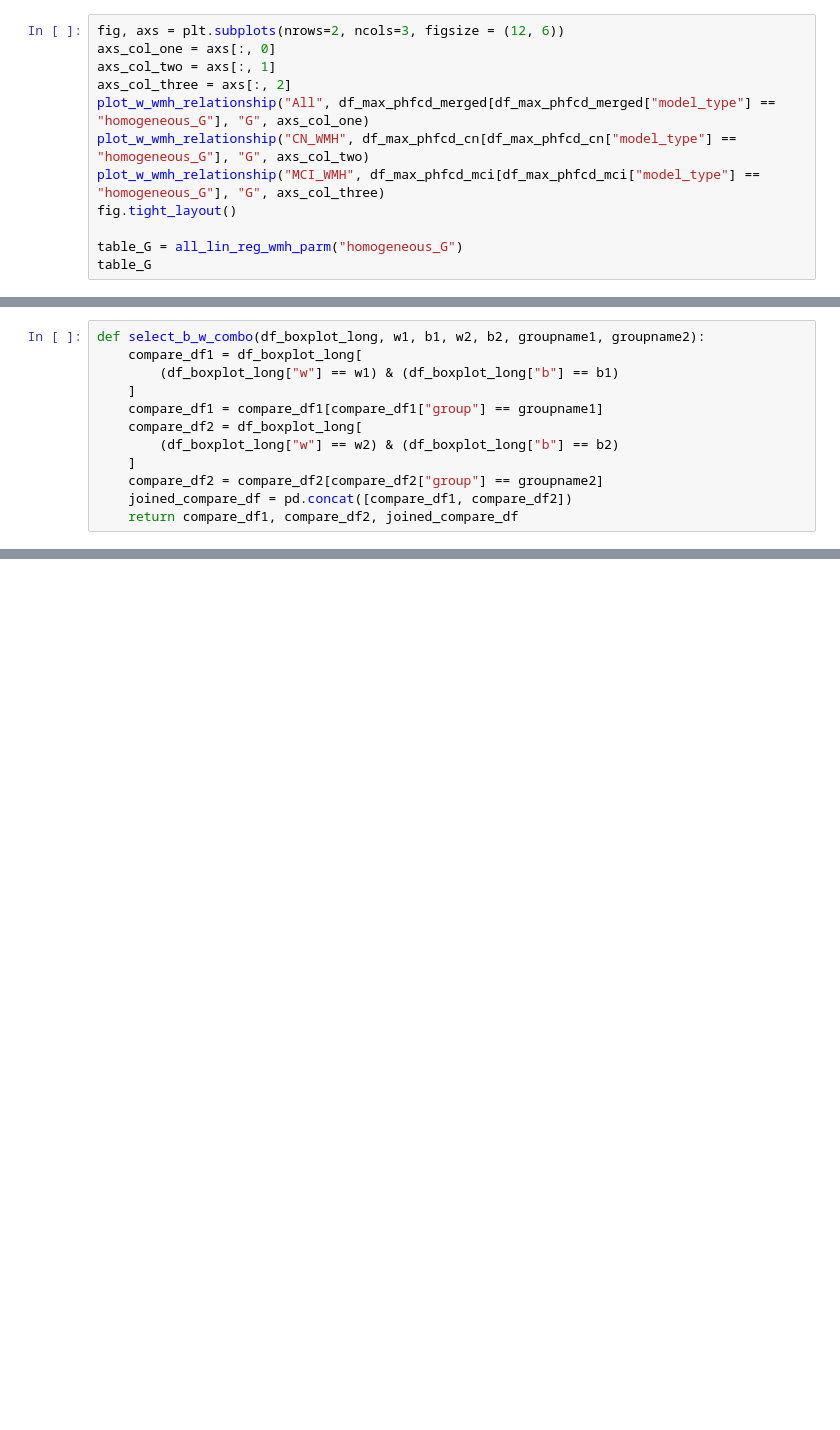
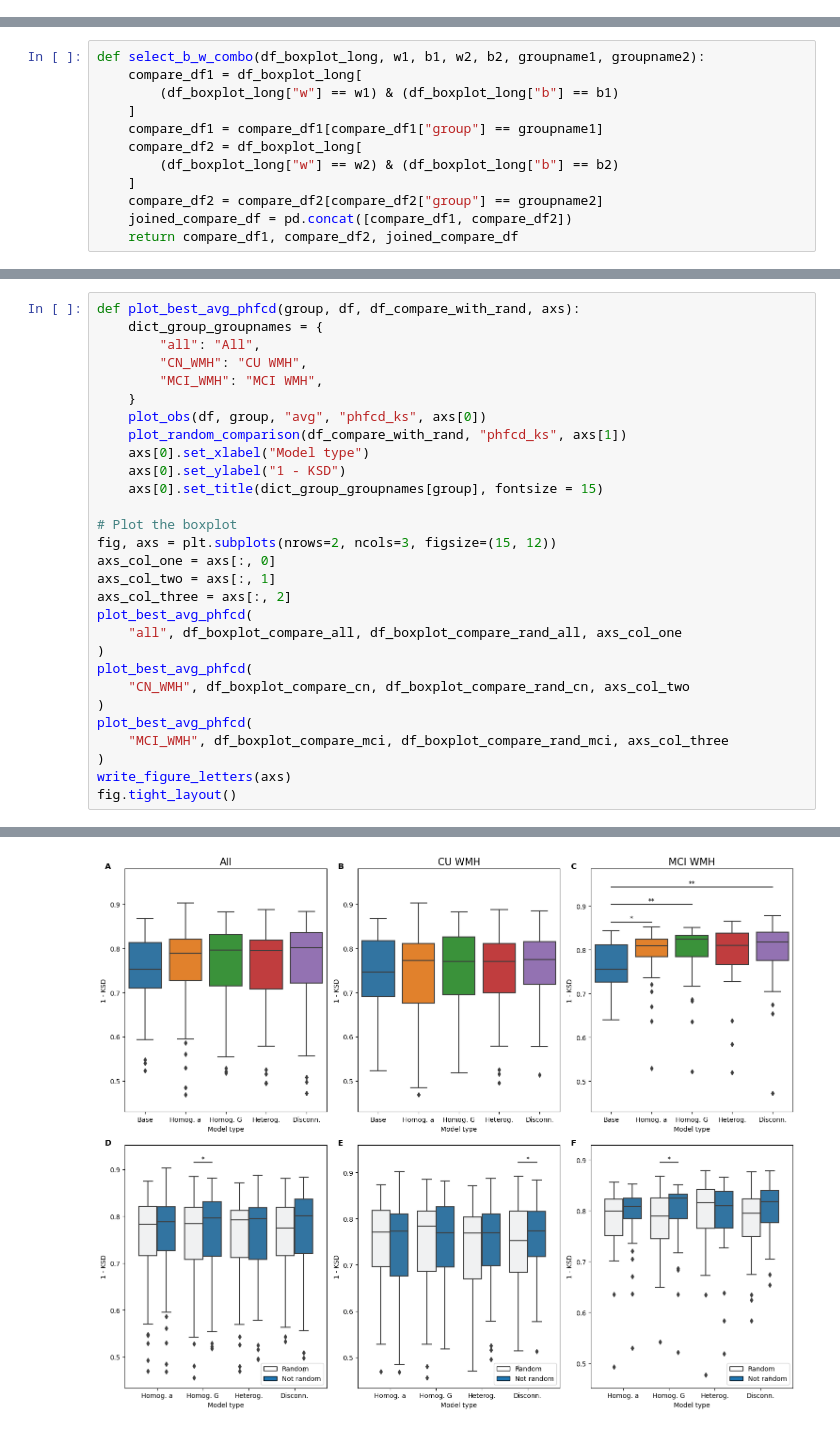
Before and after one commit to dani2442/TMS_in_AD, a Jupyter notebook: 03_modeling_neurolib/petTOAD_final_analysis_log.ipynb, the cells around one changed output, grey strips where cells are left out. Cells and saved outputs as stored; diff of their text form; blank space fills up the shorter version.

```diff
--- a/03_modeling_neurolib/petTOAD_final_analysis_log.ipynb
+++ b/03_modeling_neurolib/petTOAD_final_analysis_log.ipynb
@@ -514,12 +400,0 @@ table_a
-# %%
-fig, axs = plt.subplots(nrows=2, ncols=3, figsize = (12, 6))
-axs_col_one = axs[:, 0]
-axs_col_two = axs[:, 1]
-axs_col_three = axs[:, 2]
-plot_w_wmh_relationship("All", df_max_phfcd_merged[df_max_phfcd_merged["model_type"] == "homogeneous_G"], "G", axs_col_one)
-plot_w_wmh_relationship("CN_WMH", df_max_phfcd_cn[df_max_phfcd_cn["model_type"] == "homogeneous_G"], "G", axs_col_two)
-plot_w_wmh_relationship("MCI_WMH", df_max_phfcd_mci[df_max_phfcd_mci["model_type"] == "homogeneous_G"], "G", axs_col_three)
-fig.tight_layout()
-
-table_G = all_lin_reg_wmh_parm("homogeneous_G")
-table_G
@@ -1737,0 +854,30 @@ See the caveats in the documentation: https://pandas.pydata.org/pandas-docs/stab
+# %%
+def plot_best_avg_phfcd(group, df, df_compare_with_rand, axs):
+    dict_group_groupnames = {
+        "all": "All",
+        "CN_WMH": "CU WMH",
+        "MCI_WMH": "MCI WMH",
+    }
+    plot_obs(df, group, "avg", "phfcd_ks", axs[0])
+    plot_random_comparison(df_compare_with_rand, "phfcd_ks", axs[1])
+    axs[0].set_xlabel("Model type")
+    axs[0].set_ylabel("1 - KSD")
+    axs[0].set_title(dict_group_groupnames[group], fontsize = 15)
+
+# Plot the boxplot
+fig, axs = plt.subplots(nrows=2, ncols=3, figsize=(15, 12))
+axs_col_one = axs[:, 0]
+axs_col_two = axs[:, 1]
+axs_col_three = axs[:, 2]
+plot_best_avg_phfcd(
+    "all", df_boxplot_compare_all, df_boxplot_compare_rand_all, axs_col_one
+)
+plot_best_avg_phfcd(
+    "CN_WMH", df_boxplot_compare_cn, df_boxplot_compare_rand_cn, axs_col_two
+)
+plot_best_avg_phfcd(
+    "MCI_WMH", df_boxplot_compare_mci, df_boxplot_compare_rand_mci, axs_col_three
+)
+write_figure_letters(axs)
+fig.tight_layout()
+# %% [output]
@@ -1737,0 +901 @@ See the caveats in the documentation: https://pandas.pydata.org/pandas-docs/stab
+[figure, added]
```
Also changed, not shown: parts of 64 cells of this notebook, 16 other files.
